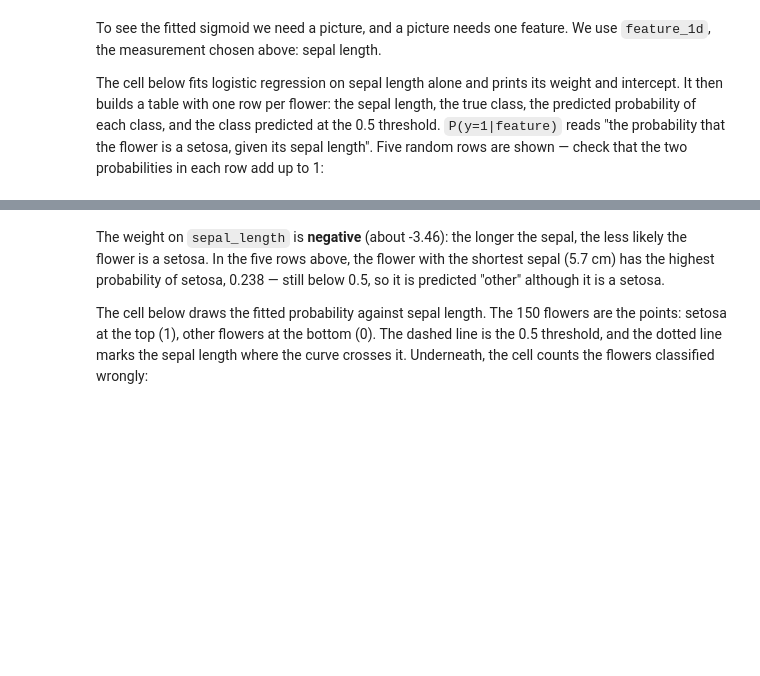
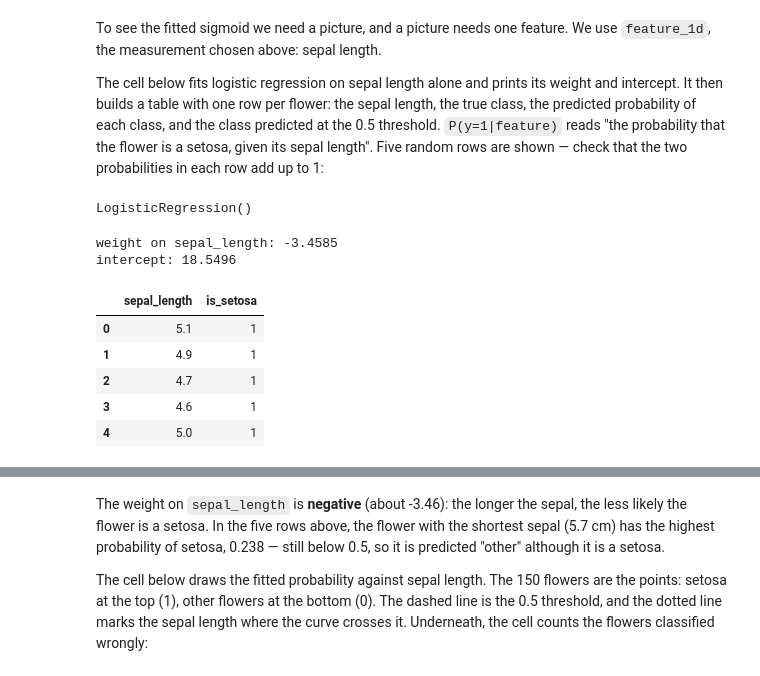
Before and after one commit to YirlenML/Artifical_intelligence, a Jupyter notebook: session_04_classification_metrics.ipynb, the cells around one changed output, grey strips where cells are left out. Drawn from its saved outputs; the diff is of its cells as text; code cells hidden in the pictures; blank space fills up the shorter version.

```diff
--- a/session_04_classification_metrics.ipynb
+++ b/session_04_classification_metrics.ipynb
@@ -250,3 +270,27 @@ It then builds a table with one row per flower: the sepal length, the true class
 probability of each class, and the class predicted at the 0.5 threshold. `P(y=1|feature)` reads
 "the probability that the flower is a setosa, given its sepal length". Five random rows are shown —
 check that the two probabilities in each row add up to 1:
+# %%
+sepal_model = LogisticRegression()
+sepal_model.fit(iris[[feature_1d]], y_iris)
+# %% [output]
+LogisticRegression()
+# %%
+print(f"weight on {feature_1d}: {sepal_model.coef_[0][0]:.4f}")
+print(f"intercept: {sepal_model.intercept_[0]:.4f}")
+# %% [output]
+weight on sepal_length: -3.4585
+intercept: 18.5496
+# %%
+sepal_model_predictions = pd.DataFrame({
+    feature_1d: iris[feature_1d],
+    "is_setosa": iris["is_setosa"],
+})
+sepal_model_predictions.head()
+# %% [output]
+|  | sepal_length | is_setosa |
+| 0 | 5.1 | 1 |
+| 1 | 4.9 | 1 |
+| 2 | 4.7 | 1 |
+| 3 | 4.6 | 1 |
+| 4 | 5.0 | 1 |
```
Also changed, not shown: parts of 26 cells of this notebook.
